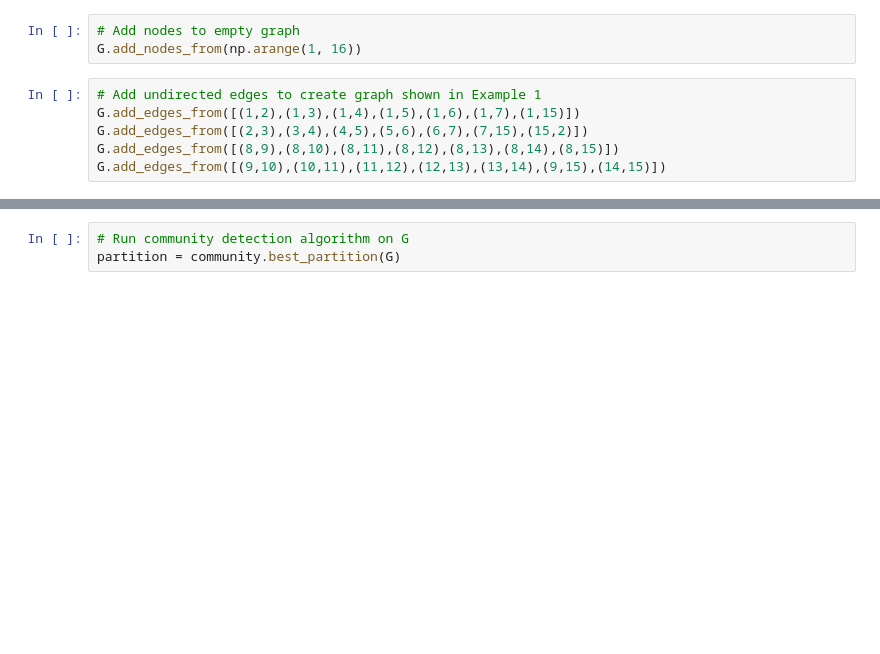
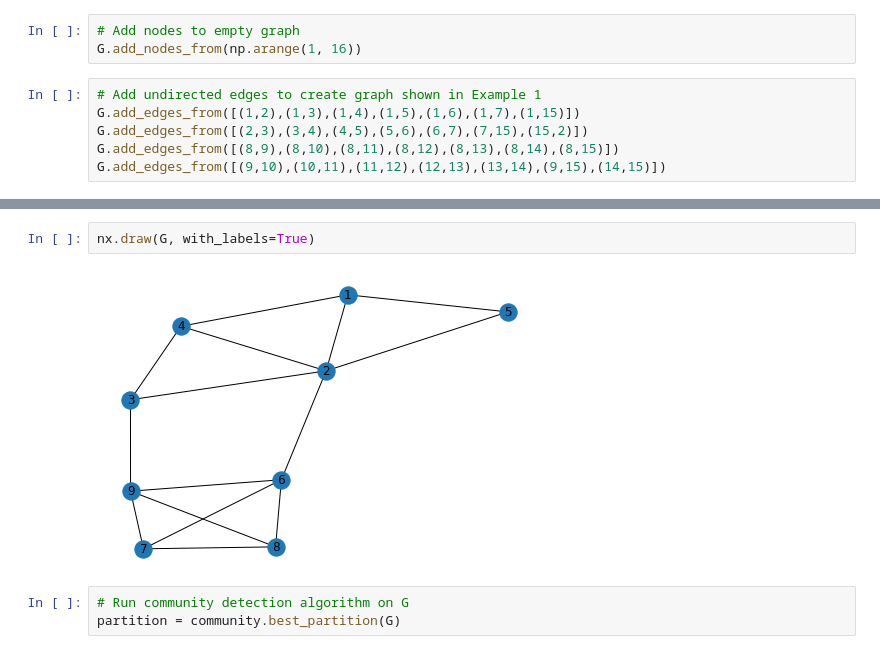
Before and after one commit to mandarsc/NIBNA, a Jupyter notebook: CommunityDetectionNodeImportance.ipynb, the cells around one changed output, grey strips where cells are left out. Cells and saved outputs as stored; diff of their text form; blank space fills up the shorter version.

```diff
--- a/CommunityDetectionNodeImportance.ipynb
+++ b/CommunityDetectionNodeImportance.ipynb
@@ -105,3 +112,7 @@ nx.draw(G, with_labels=True)
+# %%
+nx.draw(G, with_labels=True)
+# %% [output]
+[figure, added]
 # %%
 # Run community detection algorithm on G
 partition = community.best_partition(G)
```
Also changed, not shown: parts of 9 cells of this notebook, 15 other files.
